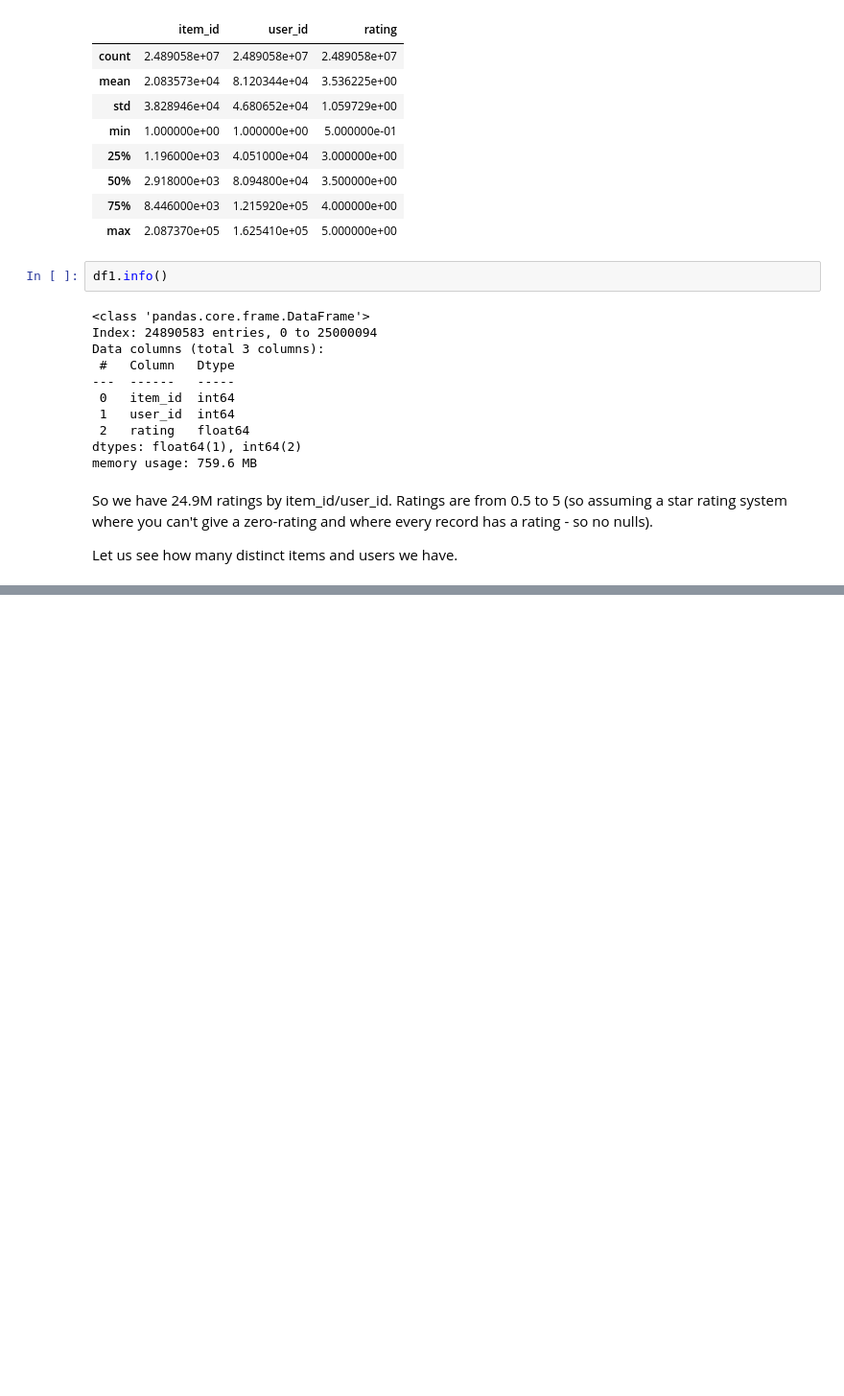
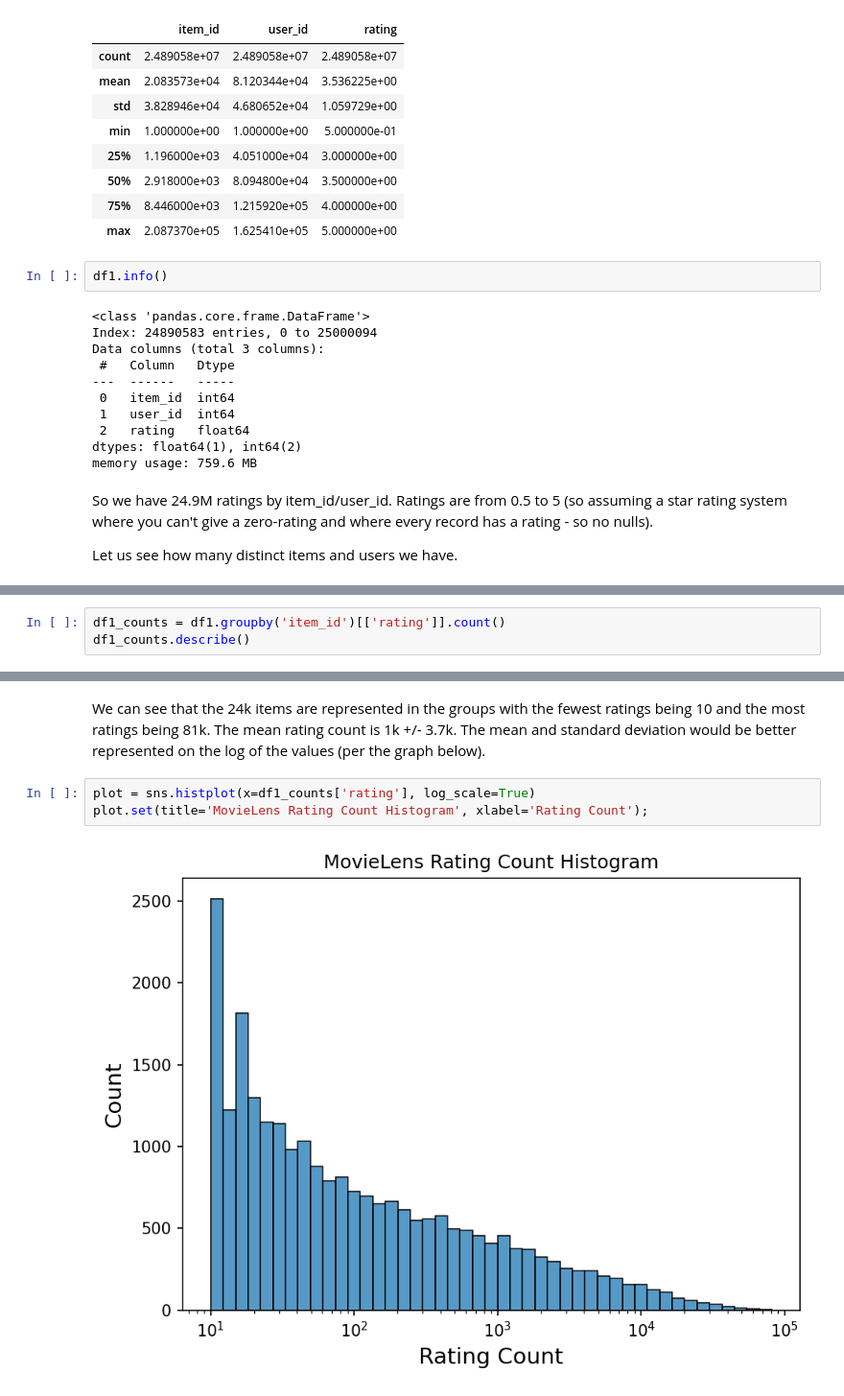
Before and after one commit to jmfb/csc6711-project2, a Jupyter notebook: Project2.ipynb, the cells around one changed output, grey strips where cells are left out. Shown at 96% size. Drawn from its saved outputs; the diff is of its cells as text; blank space fills up the shorter version.

Commit message:
Adding first graphs and then netflix analysis.

```diff
--- a/Project2.ipynb
+++ b/Project2.ipynb
@@ -81,0 +93,3 @@ So there are around 24k different movies and 162k different users which makes th
+# %%
+df1_counts = df1.groupby('item_id')[['rating']].count()
+df1_counts.describe()
@@ -81,0 +106,7 @@ So there are around 24k different movies and 162k different users which makes th
+# %% [markdown]
+We can see that the 24k items are represented in the groups with the fewest ratings being 10 and the most ratings being 81k.  The mean rating count is 1k +/- 3.7k.  The mean and standard deviation would be better represented on the log of the values (per the graph below).
+# %%
+plot = sns.histplot(x=df1_counts['rating'], log_scale=True)
+plot.set(title='MovieLens Rating Count Histogram', xlabel='Rating Count');
+# %% [output]
+[figure, added]
```
Also changed, not shown: parts of 15 cells of this notebook.
